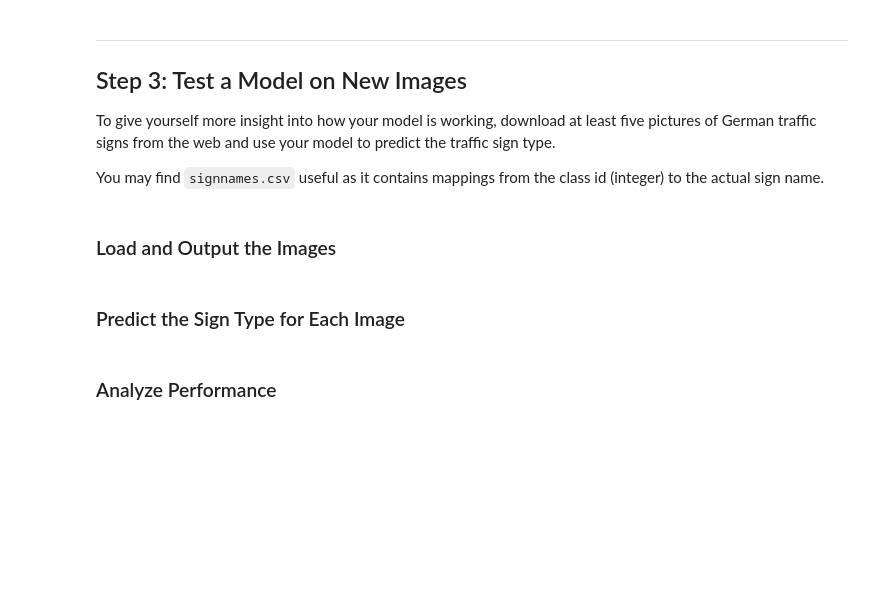
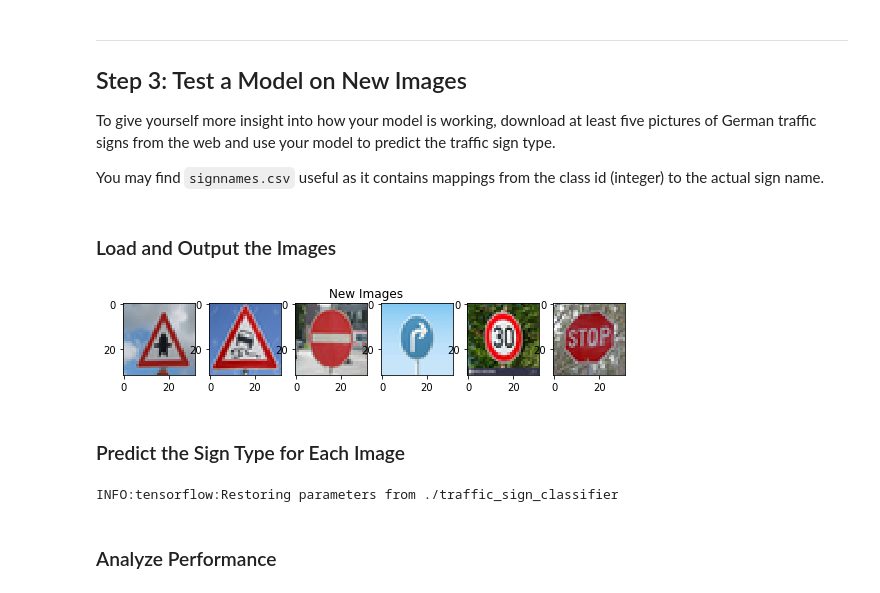
Before and after one commit to itprov/CarND-Traffic-Sign-Classifier-Project, a Jupyter notebook: Traffic_Sign_Classifier.ipynb, the cells around one changed output. Drawn from its saved outputs; the diff is of its cells as text; code cells hidden in the pictures; blank space fills up the shorter version.

```diff
--- a/Traffic_Sign_Classifier.ipynb
+++ b/Traffic_Sign_Classifier.ipynb
@@ -359,7 +440,7 @@ sets imply underfitting. A high accuracy on the training set but low accuracy on
 ### Feel free to use as many code cells as needed.
 α = 0.0009
 
-logits = trafficSignClassifier(x)
+logits = trafficSignClassifier3(x)
 cross_entropy = tf.nn.softmax_cross_entropy_with_logits_v2(labels=one_hot_y, logits=logits)
 loss_operation = tf.reduce_mean(cross_entropy)
 optimizer = tf.train.AdamOptimizer(learning_rate = α)
@@ -437,39 +546,38 @@ You may find `signnames.csv` useful as it contains mappings from the class id (i
 # %%
 ### Load the images and plot them here.
 ### Feel free to use as many code cells as needed.
 from PIL import Image
 
 num_images = 6
-images = ['examples/traffic' + str(i) + '.jpg' for i in range(1, num_images + 1)]
+images = ['images/traffic' + str(i) + '.jpg' for i in range(1, num_images + 1)]
 labels = [11, 23, 17, 33, 1, 14]
 X_new = []
 scale = 1.5
 fig = plt.figure(figsize=(scale * num_images, scale))
 fig.suptitle('New Images')
 pos = 1
 for image in images:
     img = Image.open(image)
     # Resize to 32x32
     img = img.resize((32, 32), Image.ANTIALIAS)
     X_new.append(np.array(img))
     canvas = fig.add_subplot(1, num_images, pos)
     plt.imshow(img)
     pos += 1
+# %% [output]
+[figure, added]
 # %% [markdown]
 ### Predict the Sign Type for Each Image
 # %%
 ### Run the predictions here and use the model to output the prediction for each image.
 ### Make sure to pre-process the images with the same pre-processing pipeline used earlier.
 ### Feel free to use as many code cells as needed.
-fig = plt.figure(figsize=(scale * num_images, scale))
-fig.suptitle('Preprocessed New Images')
-pos = 1
 
 X_new = preprocess(np.array(X_new))
 
-for img in X_new:
-    #img = np.array(img)
-    #X_new.append(img)
-    canvas = fig.add_subplot(1, num_images, pos)
-    plt.imshow(img)
-    pos += 1
+with tf.Session() as sess:
+    saver.restore(sess, model_file)
+    predictions = sess.run(logits, feed_dict={x: X_new, dropout_rate: 0.0})
+    #print(predictions)
+# %% [output]
+INFO:tensorflow:Restoring parameters from ./traffic_sign_classifier
```
Also changed, not shown: parts of 12 cells of this notebook, 17 other files.
